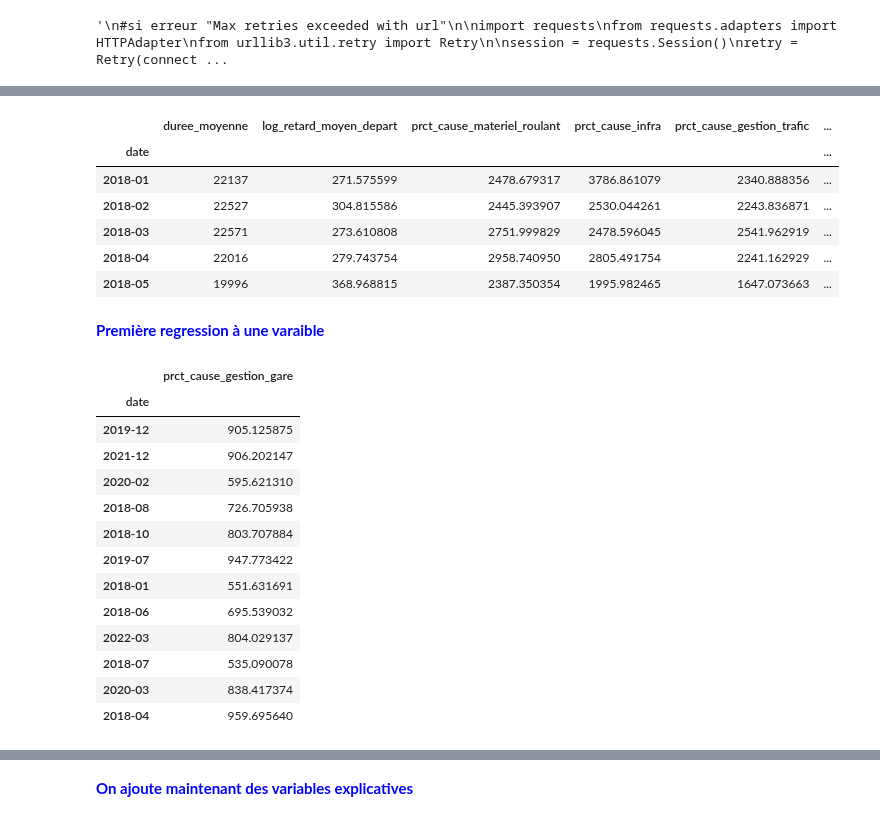
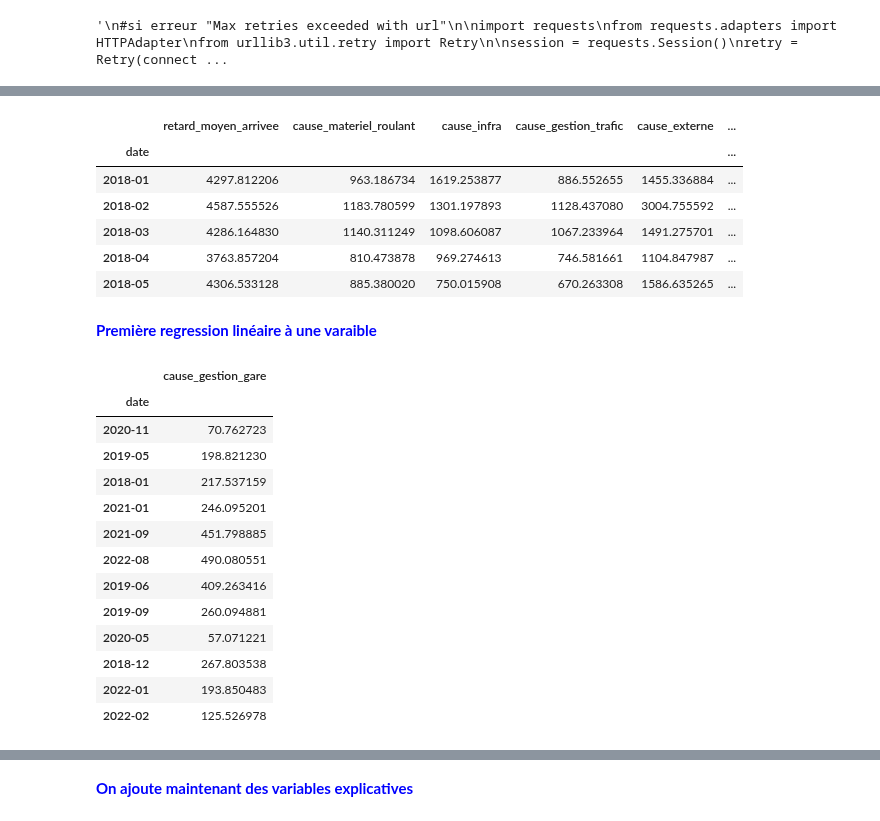
Before and after one commit to DiegoRenaud/Exercice, a Jupyter notebook: Retards_causes_reg.ipynb, the cells around one changed output, grey strips where cells are left out. Drawn from its saved outputs; the diff is of its cells as text; code cells hidden in the pictures.

Commit message:
travail sur la regression

```diff
--- a/Retards_causes_reg.ipynb
+++ b/Retards_causes_reg.ipynb
@@ -93,7 +68,8 @@ plt.hist(df_retards['log_retard_moyen_depart'])
 # %%
 #on copie la dataframe initiale par securite
-df_retards_initial = df_retards.copy()
-df_retards_initial
+#df_retards_initial = df_retards.copy()
+df_retards = df_retards_initial.copy()
+df_retards
 # %% [output]
 |  | date | service | gare_depart | gare_arrivee | duree_moyenne | nb_train_prevu | nb_annulation | ... |
 | 0 | 2018-01 | National | LE MANS | PARIS MONTPARNASSE | 56 | 406 | 1 | ... |
@@ -110,0 +87,8 @@ df_retards_initial
+# %%
+df_retards['cause_materiel_roulant'] = df_retards['prct_cause_materiel_roulant']/100*df_retards['nb_train_retard_arrivee']
+df_retards['cause_infra'] = df_retards['prct_cause_infra']/100*df_retards['nb_train_retard_arrivee']
+df_retards['cause_gestion_trafic'] = df_retards['prct_cause_gestion_trafic']/100*df_retards['nb_train_retard_arrivee']
+df_retards['cause_externe'] = df_retards['prct_cause_externe']/100*df_retards['nb_train_retard_arrivee']
+df_retards['cause_gestion_gare'] = df_retards['prct_cause_gestion_gare']/100*df_retards['nb_train_retard_arrivee']
+df_retards['cause_prise_en_charge_voyageurs'] = df_retards['prct_cause_prise_en_charge_voyageurs']/100*df_retards['nb_train_retard_arrivee']
+df_retards
@@ -111,12 +109,13 @@ df_retards_initial
 # %%
 #on somme à présent les données par mois
-df_retards = df_retards.groupby(['date'])[['duree_moyenne','log_retard_moyen_depart','prct_cause_materiel_roulant', 'prct_cause_infra','prct_cause_gestion_trafic','nb_train_prevu', 'prct_cause_externe','prct_cause_gestion_gare', 'prct_cause_prise_en_charge_voyageurs', 'nb_retards']].sum()
+causes_retards = ['cause_materiel_roulant', 'cause_infra', 'cause_gestion_trafic', 'cause_externe', 'cause_gestion_gare', 'cause_prise_en_charge_voyageurs']
+df_retards = df_retards.groupby(['date'])[['retard_moyen_arrivee','cause_materiel_roulant', 'cause_infra', 'cause_gestion_trafic', 'cause_externe', 'cause_gestion_gare', 'cause_prise_en_charge_voyageurs', 'nb_train_retard_arrivee']].mean()
 df_retards.head()
 # %% [output]
-|  | duree_moyenne | log_retard_moyen_depart | prct_cause_materiel_roulant | prct_cause_infra | prct_cause_gestion_trafic | ... |
+|  | retard_moyen_arrivee | cause_materiel_roulant | cause_infra | cause_gestion_trafic | cause_externe | ... |
 | date |  |  |  |  |  | ... |
-| 2018-01 | 22137 | 271.575599 | 2478.679317 | 3786.861079 | 2340.888356 | ... |
-| 2018-02 | 22527 | 304.815586 | 2445.393907 | 2530.044261 | 2243.836871 | ... |
-| 2018-03 | 22571 | 273.610808 | 2751.999829 | 2478.596045 | 2541.962919 | ... |
-| 2018-04 | 22016 | 279.743754 | 2958.740950 | 2805.491754 | 2241.162929 | ... |
-| 2018-05 | 19996 | 368.968815 | 2387.350354 | 1995.982465 | 1647.073663 | ... |
+| 2018-01 | 4297.812206 | 963.186734 | 1619.253877 | 886.552655 | 1455.336884 | ... |
+| 2018-02 | 4587.555526 | 1183.780599 | 1301.197893 | 1128.437080 | 3004.755592 | ... |
+| 2018-03 | 4286.164830 | 1140.311249 | 1098.606087 | 1067.233964 | 1491.275701 | ... |
+| 2018-04 | 3763.857204 | 810.473878 | 969.274613 | 746.581661 | 1104.847987 | ... |
+| 2018-05 | 4306.533128 | 885.380020 | 750.015908 | 670.263308 | 1586.635265 | ... |
@@ -123,26 +124,26 @@ df_retards.head()
 # %% [markdown]
-<font color='blue'> **Première regression à une varaible** </font>
+<font color='blue'> **Première regression linéaire à une varaible** </font>
 # %%
-x = df_retards[['prct_cause_gestion_gare']]
-y = df_retards[['duree_moyenne']].values.ravel()
+x = df_retards[['cause_gestion_gare']]
+y = df_retards[['retard_moyen_arrivee']].values.ravel()
 
 xTrain, xTest, yTrain, yTest = train_test_split(x, y, test_size=0.2)
 xTest
 # %% [output]
-|  | prct_cause_gestion_gare |
+|  | cause_gestion_gare |
 | date |  |
-| 2019-12 | 905.125875 |
-| 2021-12 | 906.202147 |
-| 2020-02 | 595.621310 |
-| 2018-08 | 726.705938 |
-| 2018-10 | 803.707884 |
-| 2019-07 | 947.773422 |
-| 2018-01 | 551.631691 |
-| 2018-06 | 695.539032 |
-| 2022-03 | 804.029137 |
-| 2018-07 | 535.090078 |
-| 2020-03 | 838.417374 |
-| 2018-04 | 959.695640 |
+| 2020-11 | 70.762723 |
+| 2019-05 | 198.821230 |
+| 2018-01 | 217.537159 |
+| 2021-01 | 246.095201 |
+| 2021-09 | 451.798885 |
+| 2022-08 | 490.080551 |
+| 2019-06 | 409.263416 |
+| 2019-09 | 260.094881 |
+| 2020-05 | 57.071221 |
+| 2018-12 | 267.803538 |
+| 2022-01 | 193.850483 |
+| 2022-02 | 125.526978 |
 # %%
 #on fait la regression lineaire
 reg = LinearRegression()
```
Also changed, not shown: parts of 29 cells of this notebook.
